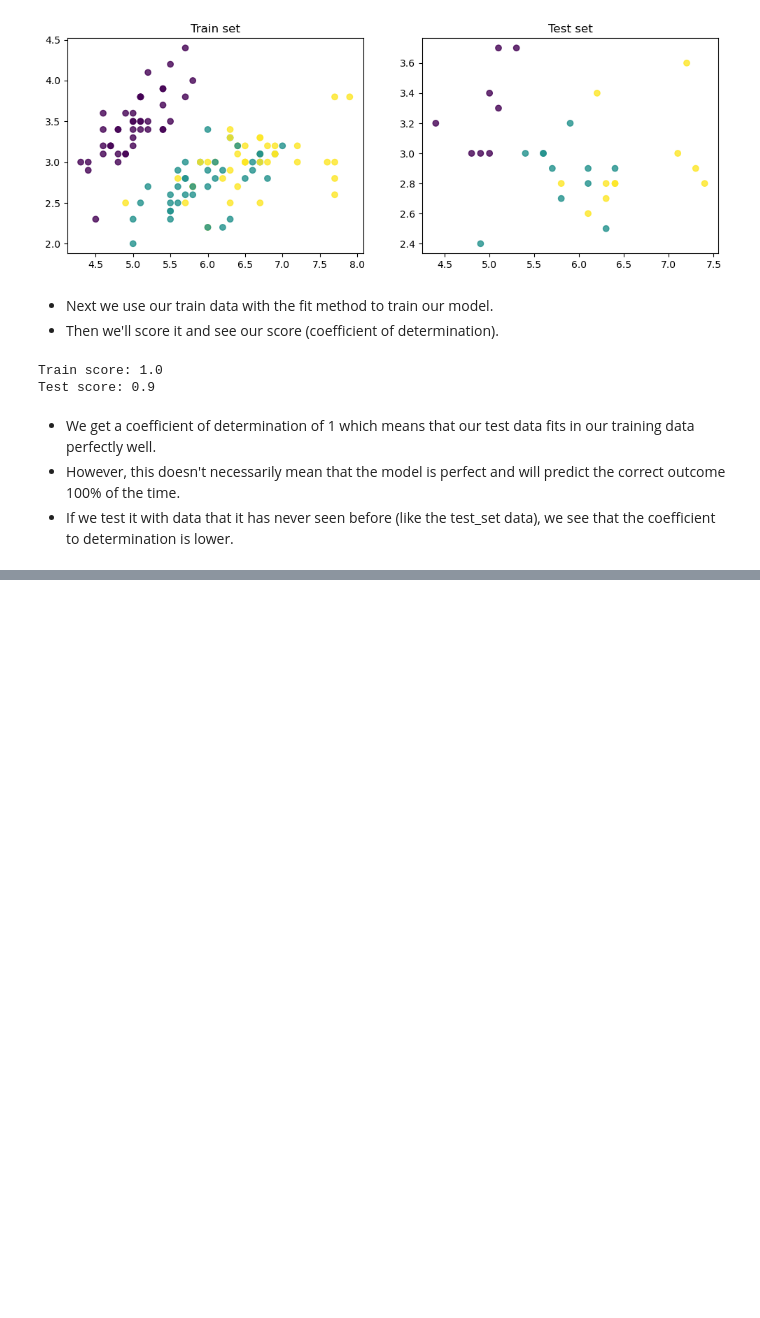
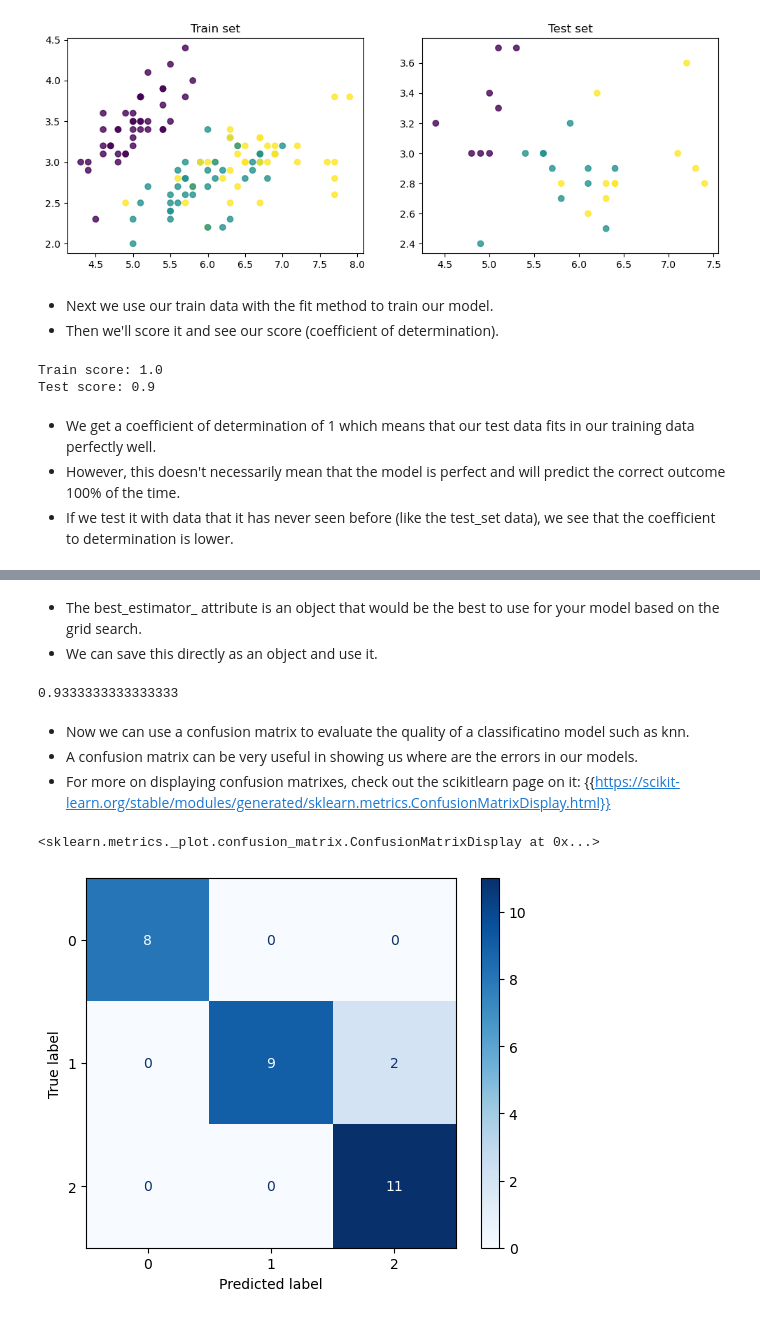
Before and after one commit to Drewski6/machine_learnia_tutorial, a Jupyter notebook: 21_sklearn_model_selection.ipynb, the cells around one changed output, grey strips where cells are left out. Saved outputs shown, nothing was run; the diff lists cells and outputs as text; code cells hidden in the pictures; blank space fills up the shorter version.

```diff
--- a/21_sklearn_model_selection.ipynb
+++ b/21_sklearn_model_selection.ipynb
@@ -84,0 +203,2 @@ Test score: 0.9
+# %%
+param_grid = {'n_neighbors': np.arange(1, 20), 'metric': ['euclidean', 'manhattan']}
@@ -84,0 +207,3 @@ Test score: 0.9
+# %%
+grid = GridSearchCV(KNeighborsClassifier(), param_grid, cv=5)
+print(type(grid))
@@ -84,0 +215,2 @@ Test score: 0.9
+# %%
+grid.fit(X_train, y_train)
@@ -84,0 +236,13 @@ Test score: 0.9
+# %% [markdown]
+- The best_estimator_ attribute is an object that would be the best to use for your model based on the grid search.
+- We can save this directly as an object and use it.
+# %%
+model = grid.best_estimator_
+# %%
+model.score(X_test, y_test)
+# %% [output]
+0.9333333333333333
+# %% [markdown]
+- Now we can use a confusion matrix to evaluate the quality of a classificatino model such as knn.
+- A confusion matrix can be very useful in showing us where are the errors in our models.
+- For more on displaying confusion matrixes, check out the scikitlearn page on it: {{https://scikit-learn.org/stable/modules/generated/sklearn.metrics.ConfusionMatrixDisplay.html}}
@@ -84,0 +251,7 @@ Test score: 0.9
+# %%
+cm = confusion_matrix(y_test, model.predict(X_test), labels=model.classes_)
+disp = ConfusionMatrixDisplay(confusion_matrix=cm, display_labels=model.classes_)
+disp.plot(cmap='Blues')
+# %% [output]
+<sklearn.metrics._plot.confusion_matrix.ConfusionMatrixDisplay at 0x...>
+[figure, added]
```
Also changed, not shown: parts of 35 cells of this notebook, 1 other file.
